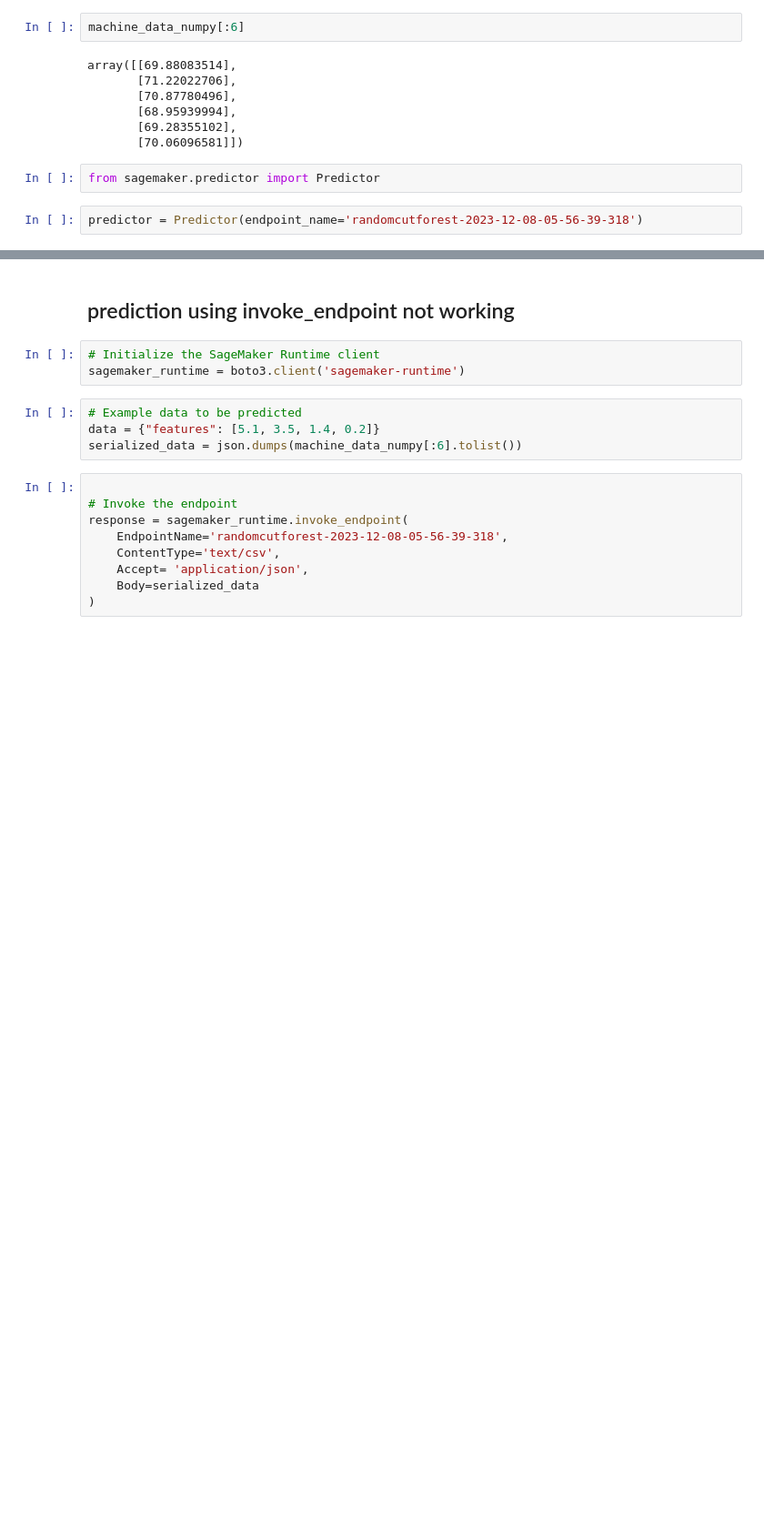
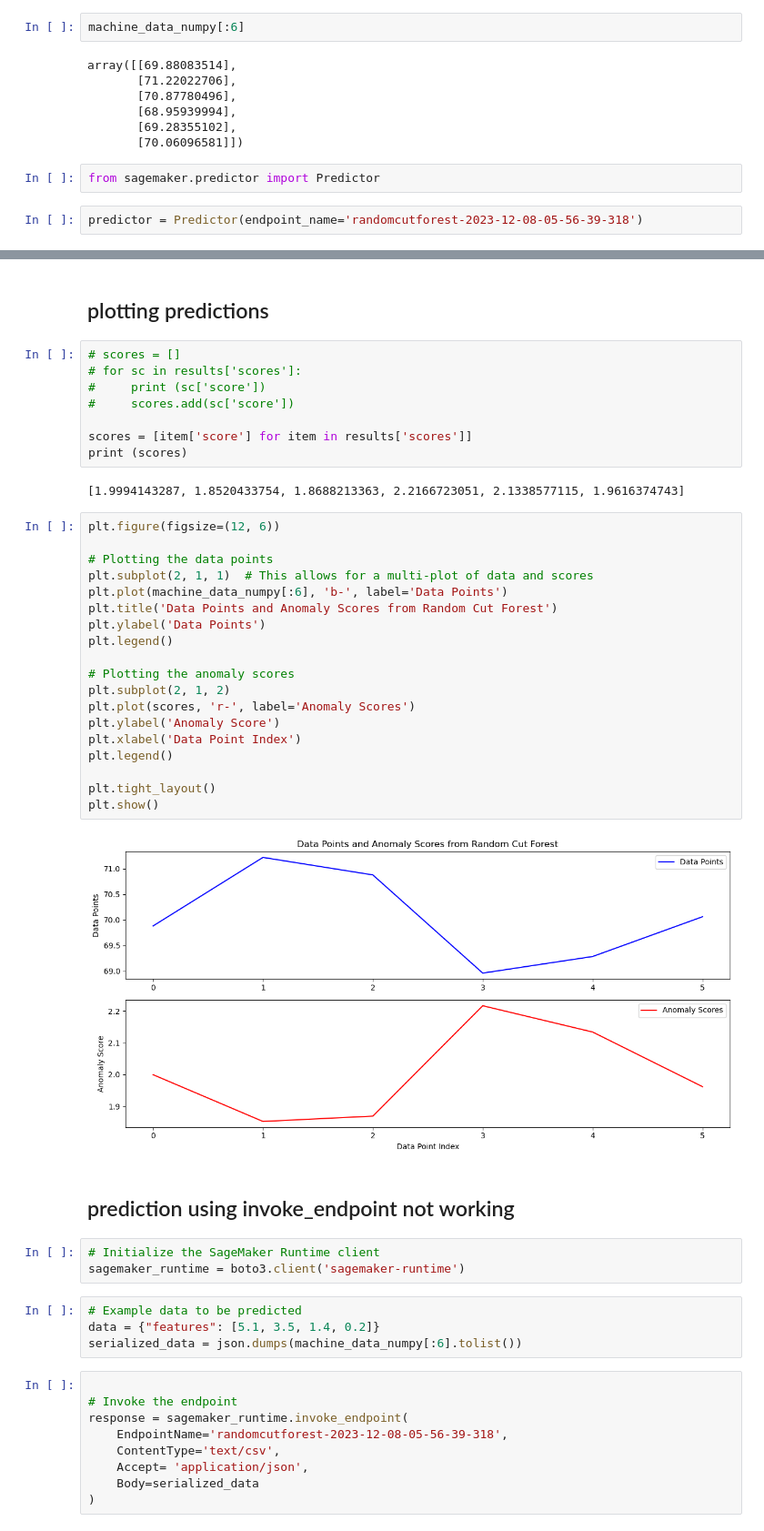
Before and after one commit to makcalif/sagemaker1, a Jupyter notebook: fraudDetection/randomCut.ipynb, the cells around one changed output, grey strips where cells are left out. Shown at 91% size. Cells and saved outputs as stored; diff of their text form; blank space fills up the shorter version.

```diff
--- a/fraudDetection/randomCut.ipynb
+++ b/fraudDetection/randomCut.ipynb
@@ -268,3 +355,36 @@ NameError: name 'results' is not defined
+# %% [markdown]
+## plotting predictions
+# %%
+# scores = []
+# for sc in results['scores']:
+#     print (sc['score'])
+#     scores.add(sc['score'])
+
+scores = [item['score'] for item in results['scores']]
+print (scores)
+# %% [output]
+[1.9994143287, 1.8520433754, 1.8688213363, 2.2166723051, 2.1338577115, 1.9616374743]
+# %%
+plt.figure(figsize=(12, 6))
+
+# Plotting the data points
+plt.subplot(2, 1, 1)  # This allows for a multi-plot of data and scores
+plt.plot(machine_data_numpy[:6], 'b-', label='Data Points')
+plt.title('Data Points and Anomaly Scores from Random Cut Forest')
+plt.ylabel('Data Points')
+plt.legend()
+
+# Plotting the anomaly scores
+plt.subplot(2, 1, 2)
+plt.plot(scores, 'r-', label='Anomaly Scores')
+plt.ylabel('Anomaly Score')
+plt.xlabel('Data Point Index')
+plt.legend()
+
+plt.tight_layout()
+plt.show()
+# %% [output]
+[figure, added]
 # %% [markdown]
 ## prediction using invoke_endpoint not working
 # %%
```
Also changed, not shown: parts of 25 cells of this notebook.
